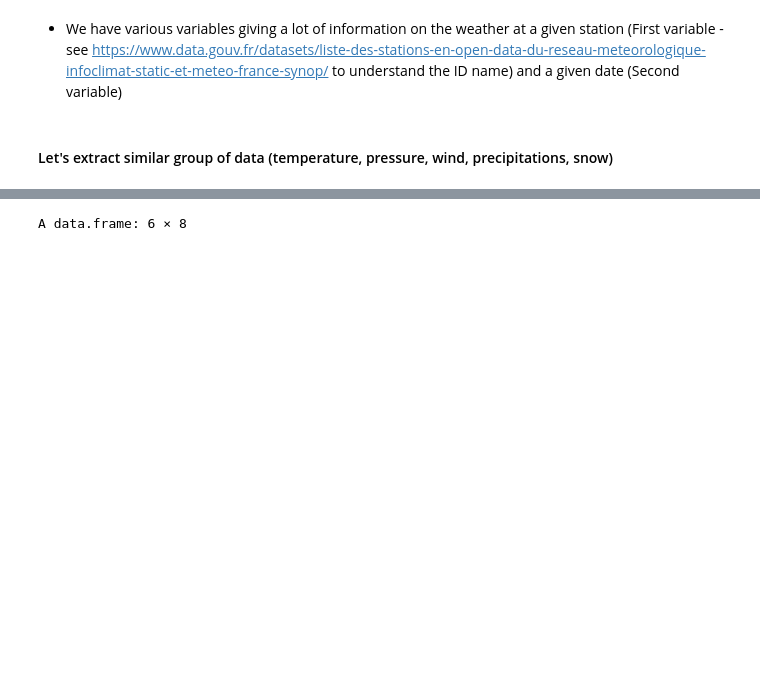
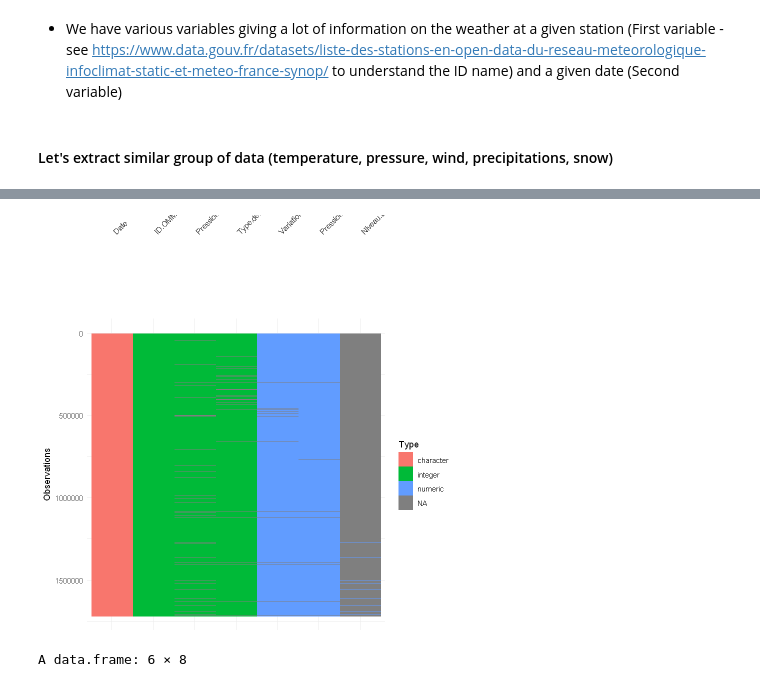
Before and after one commit to AugustinGrunewald/Statistics_Meteo, a Jupyter notebook: main.ipynb, the cells around one changed output, grey strips where cells are left out. Drawn from its saved outputs; the diff is of its cells as text; code cells hidden in the pictures; blank space fills up the shorter version.

```diff
--- a/main.ipynb
+++ b/main.ipynb
@@ -127,6 +134,13 @@ A data.frame: 6 × 7
 | 4 | 7240 | 2015-08-04T02:00:00+02:00 | 101410 | 130 | 3 | ... |
 | 5 | 81415 | 2015-08-04T02:00:00+02:00 | 101370 | 270 | 3 | ... |
 | 6 | 7110 | 2015-08-04T02:00:00+02:00 | 101490 | 40 | 1 | ... |
+# %%
+# Chart to visualize missing pressure data
+
+library(visdat)
+vis_dat(pressure_data, warn_large_data = FALSE)
+# %% [output]
+[figure, added]
 # %%
 # Selecting only values related to precipitation
 precipitation_data <- data_weather[, c(1:2, 10, 39:43)]
```
Also changed, not shown: parts of 13 cells of this notebook.
